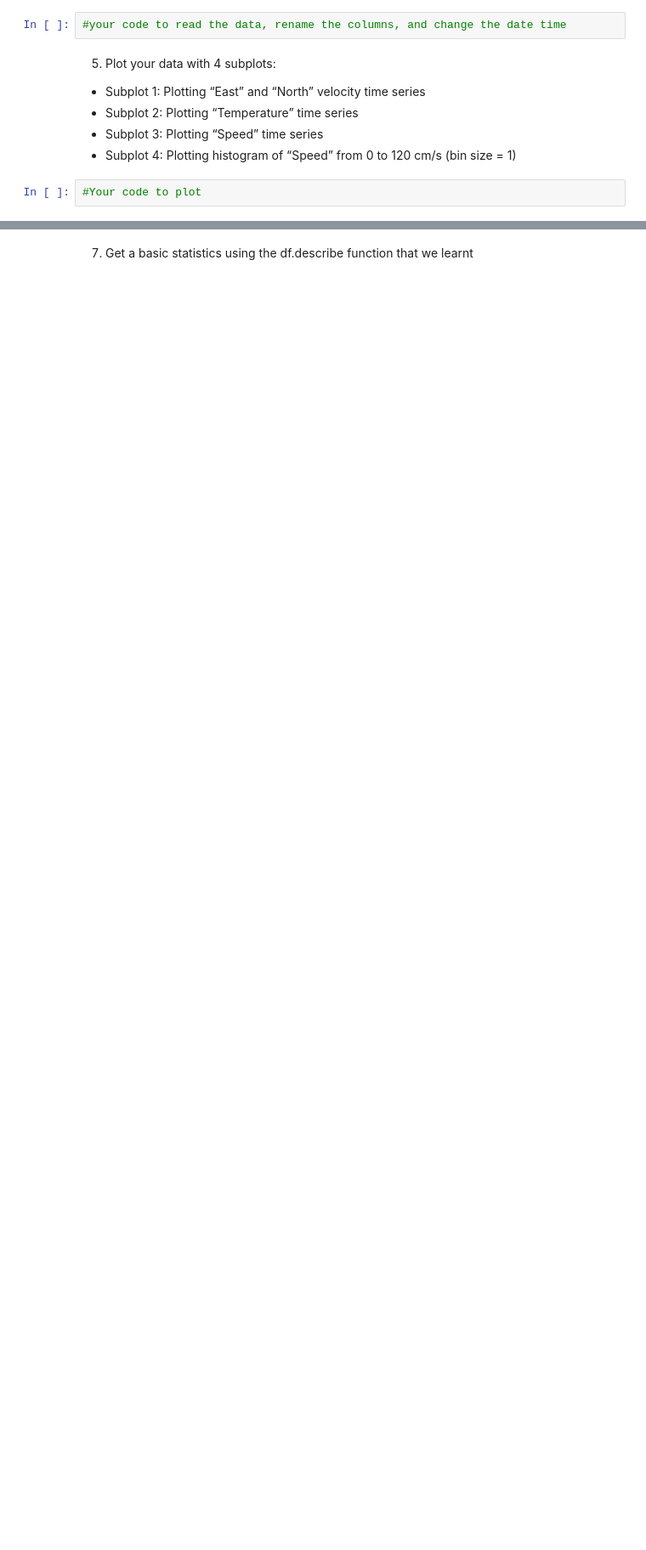
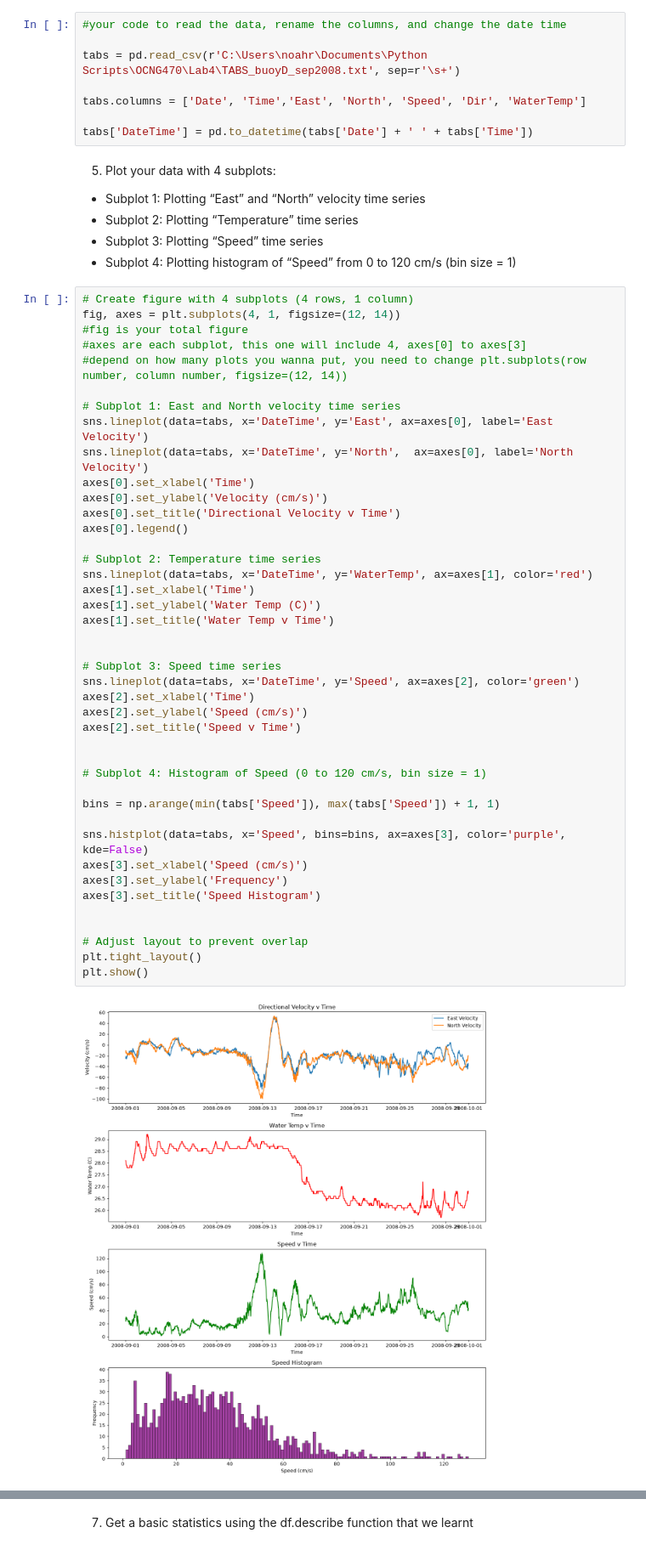
Before and after one commit to MicroTeaspoon/OCNG470, a Jupyter notebook: Lab4/Lab 4_assignment_python-1.ipynb, the cells around one changed output, grey strips where cells are left out. Shown at 85% size. Saved outputs shown, nothing was run; the diff lists cells and outputs as text; blank space fills up the shorter version.

```diff
--- a/Lab4/Lab 4_assignment_python-1.ipynb
+++ b/Lab4/Lab 4_assignment_python-1.ipynb
@@ -40,6 +40,12 @@ import seaborn as sns
 4. Combine date and time into one column, make sure the format of time is correct
 # %%
 #your code to read the data, rename the columns, and change the date time
+
+tabs = pd.read_csv(r'C:\Users\noahr\Documents\Python Scripts\OCNG470\Lab4\TABS_buoyD_sep2008.txt', sep=r'\s+')
+
+tabs.columns = ['Date', 'Time','East', 'North', 'Speed', 'Dir', 'WaterTemp']
+
+tabs['DateTime'] = pd.to_datetime(tabs['Date'] + ' ' + tabs['Time'])
 # %% [markdown]
 5. Plot your data with 4 subplots:
 
@@ -48,7 +54,49 @@ import seaborn as sns
 - Subplot 3: Plotting “Speed” time series
 - Subplot 4: Plotting histogram of “Speed” from 0 to 120 cm/s (bin size = 1)
 # %%
-#Your code to plot
+# Create figure with 4 subplots (4 rows, 1 column)
+fig, axes = plt.subplots(4, 1, figsize=(12, 14))
+#fig is your total figure
+#axes are each subplot, this one will include 4, axes[0] to axes[3]
+#depend on how many plots you wanna put, you need to change plt.subplots(row number, column number, figsize=(12, 14))
+
+# Subplot 1: East and North velocity time series
+sns.lineplot(data=tabs, x='DateTime', y='East', ax=axes[0], label='East Velocity')
+sns.lineplot(data=tabs, x='DateTime', y='North',  ax=axes[0], label='North Velocity')
+axes[0].set_xlabel('Time')
+axes[0].set_ylabel('Velocity (cm/s)')
+axes[0].set_title('Directional Velocity v Time')
+axes[0].legend()
+
+# Subplot 2: Temperature time series
+sns.lineplot(data=tabs, x='DateTime', y='WaterTemp', ax=axes[1], color='red')
+axes[1].set_xlabel('Time')
+axes[1].set_ylabel('Water Temp (C)')
+axes[1].set_title('Water Temp v Time')
+
+
+# Subplot 3: Speed time series
+sns.lineplot(data=tabs, x='DateTime', y='Speed', ax=axes[2], color='green')
+axes[2].set_xlabel('Time')
+axes[2].set_ylabel('Speed (cm/s)')
+axes[2].set_title('Speed v Time')
+
+
+# Subplot 4: Histogram of Speed (0 to 120 cm/s, bin size = 1)
+
+bins = np.arange(min(tabs['Speed']), max(tabs['Speed']) + 1, 1)
+
+sns.histplot(data=tabs, x='Speed', bins=bins, ax=axes[3], color='purple', kde=False)
+axes[3].set_xlabel('Speed (cm/s)')
+axes[3].set_ylabel('Frequency')
+axes[3].set_title('Speed Histogram')
+
+
+# Adjust layout to prevent overlap
+plt.tight_layout()
+plt.show()
+# %% [output]
+[figure, added]
 # %% [markdown]
 6.	Describe each plot here. For the histogram, please describe the shape and distribution of the data.\
 Type your answer:
```
Also changed, not shown: parts of 13 cells of this notebook, 2 other files.
